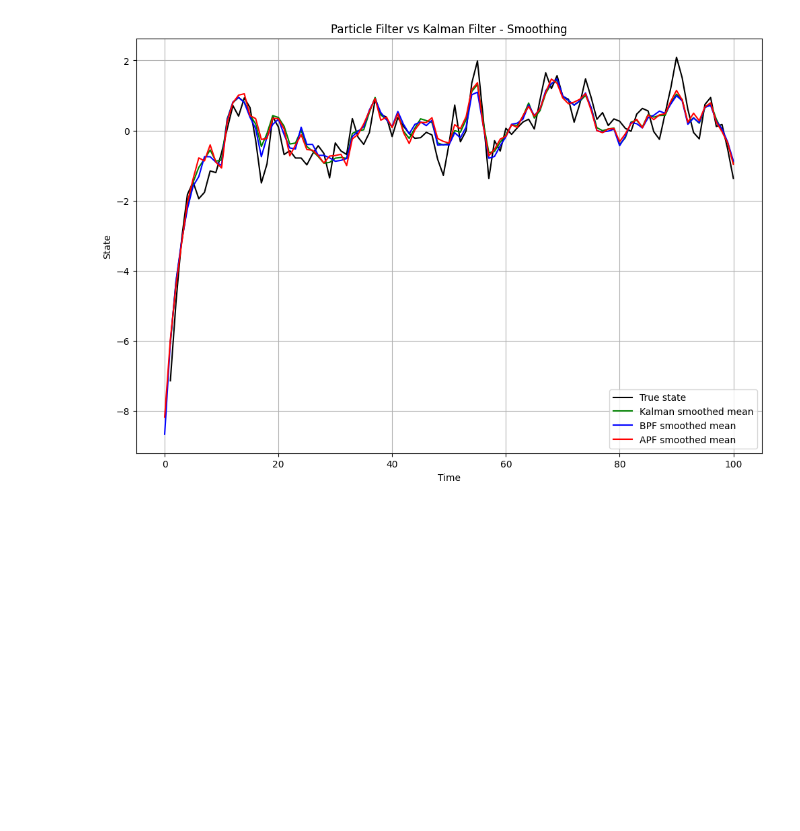
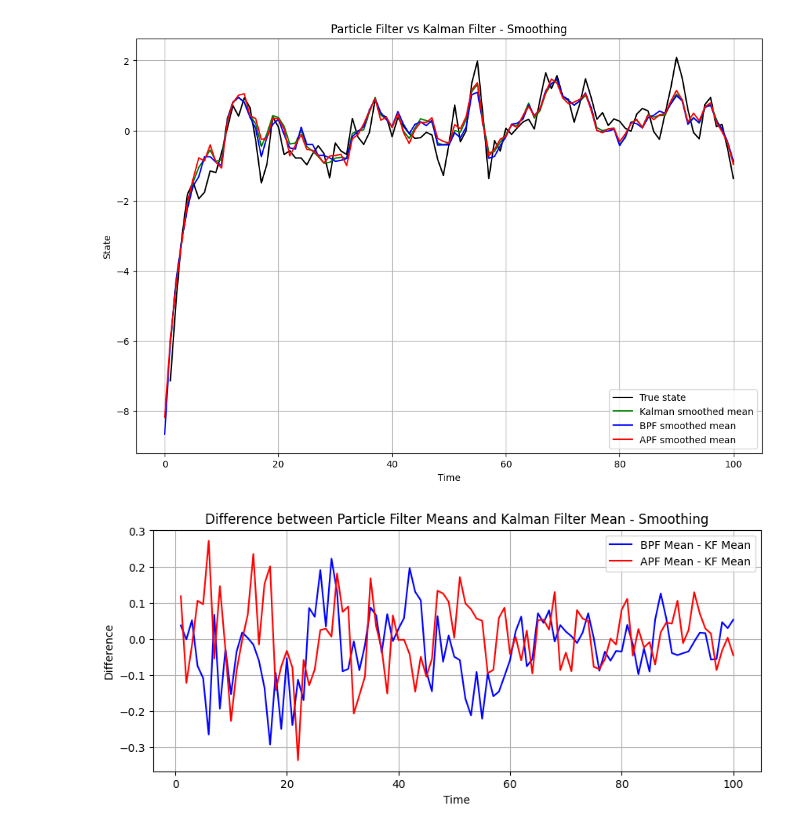
Before and after one commit to vitolev/mssv-smc, a Jupyter notebook: notebooks/04_kalman_filter.ipynb, the cells around one changed output. Saved outputs shown, nothing was run; the diff lists cells and outputs as text; code cells hidden in the pictures; blank space fills up the shorter version.

```diff
--- a/notebooks/04_kalman_filter.ipynb
+++ b/notebooks/04_kalman_filter.ipynb
@@ -189,3 +189,16 @@ plt.grid()
 plt.show()
 # %% [output]
 [figure]
+# %%
+# Plot difference between PF means and KF mean
+plt.figure(figsize=(10,4))
+plt.plot(np.arange(1, len(kf_mean_smooth)+1), bpf_smooth_mean[1:] - kf_mean_smooth, label="BPF Mean - KF Mean", color='blue')   # Again, data starts at time step 1
+plt.plot(np.arange(1, len(kf_mean_smooth)+1), apf_smooth_mean[1:] - kf_mean_smooth, label="APF Mean - KF Mean", color='red')
+plt.xlabel("Time")
+plt.ylabel("Difference")
+plt.title("Difference between Particle Filter Means and Kalman Filter Mean - Smoothing")
+plt.legend()
+plt.grid()
+plt.show()
+# %% [output]
+[figure, added]
```
Also changed, not shown: parts of 1 cell of this notebook, 22 other files.
